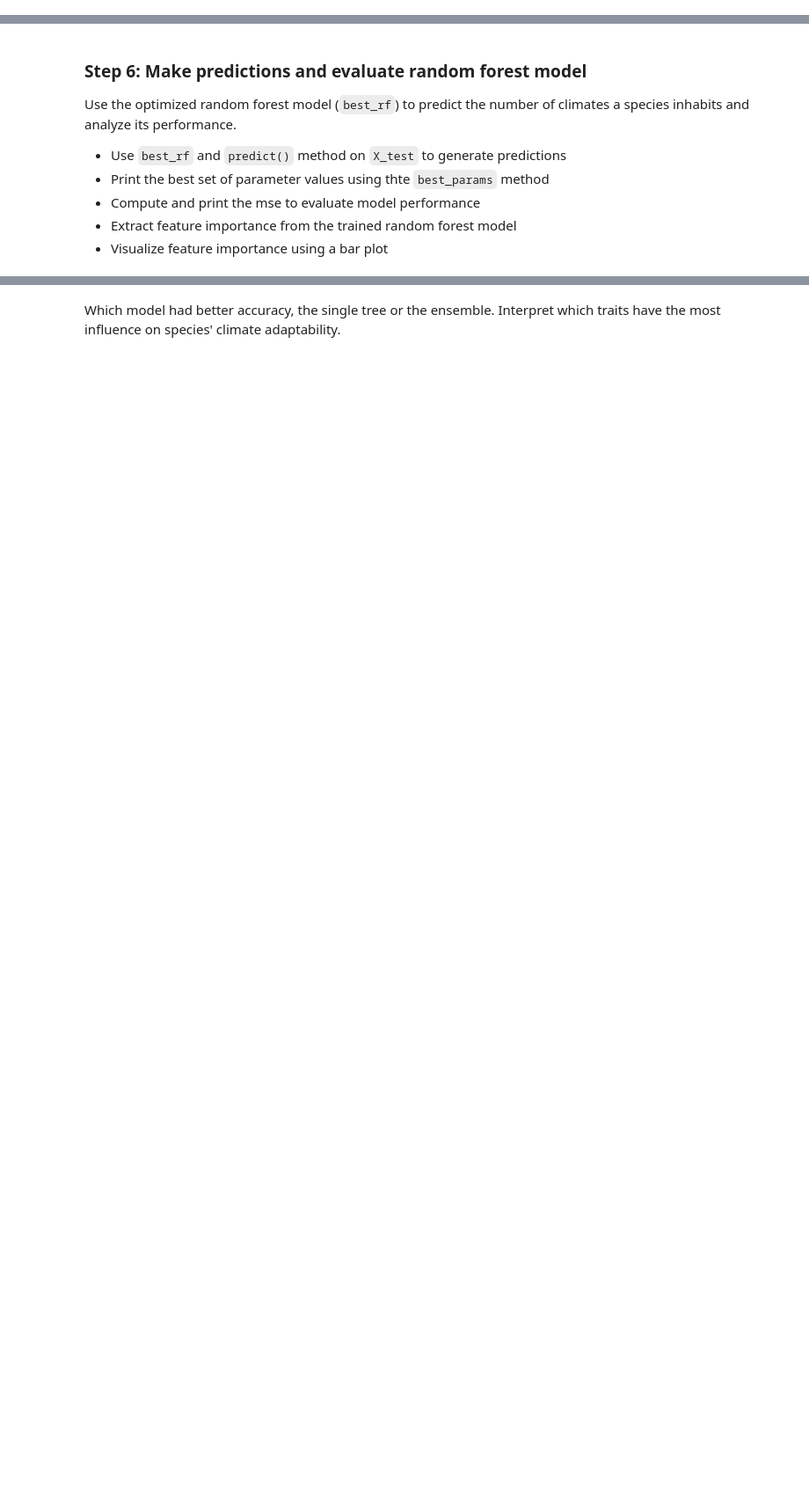
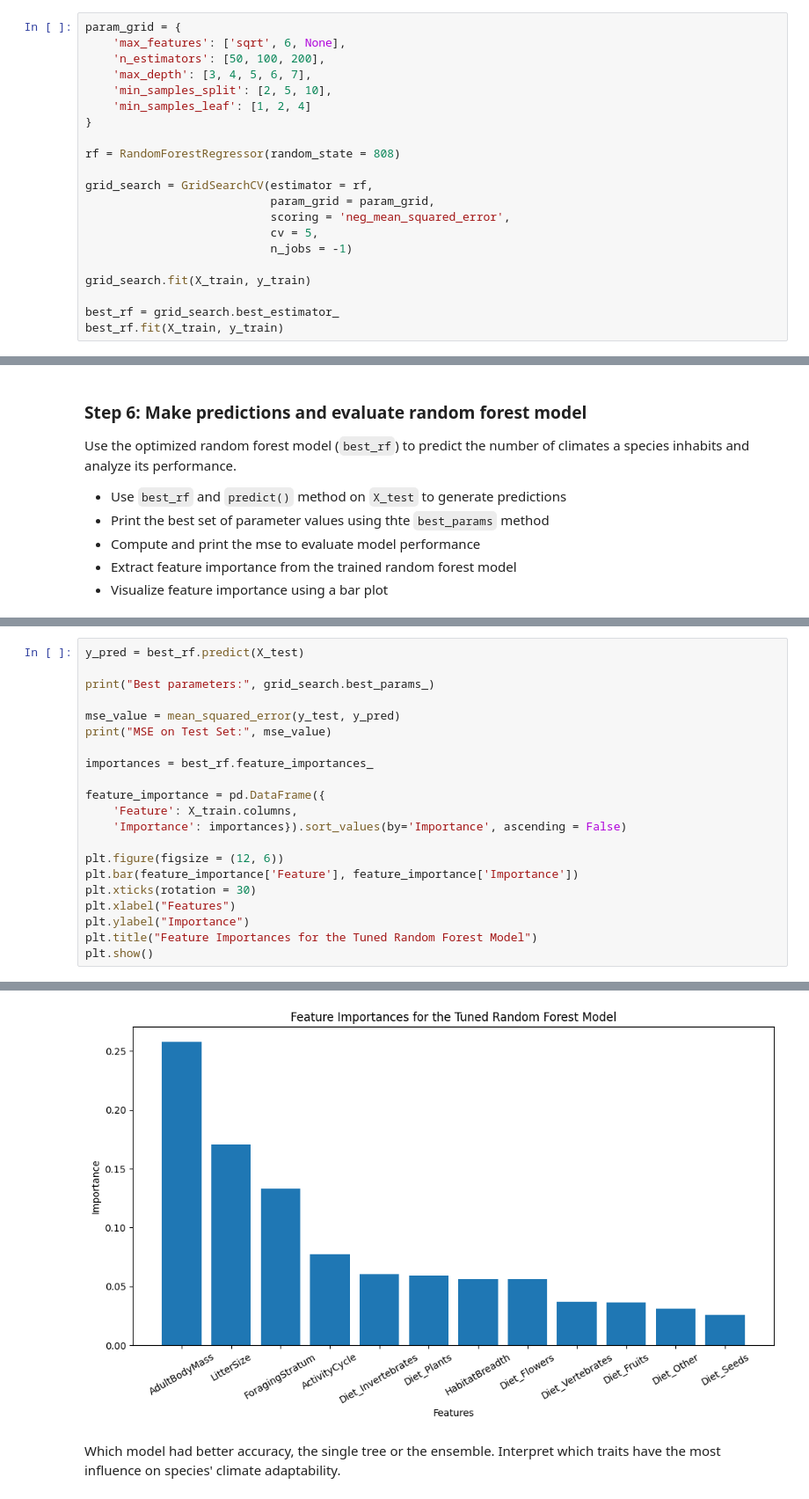
Before and after one commit to llumj/EDS232-labs, a Jupyter notebook: week6/lab6-mammal-traits.ipynb, the cells around one changed output, grey strips where cells are left out. Shown: that part at 88% size. Cells and saved outputs as stored; diff of their text form; blank space fills up the shorter version.

```diff
--- a/week6/lab6-mammal-traits.ipynb
+++ b/week6/lab6-mammal-traits.ipynb
@@ -153,0 +157,21 @@ Now we'll use a more sophisticated ensemble approach where we optimize the value
+# %%
+param_grid = {
+    'max_features': ['sqrt', 6, None],
+    'n_estimators': [50, 100, 200],
+    'max_depth': [3, 4, 5, 6, 7],
+    'min_samples_split': [2, 5, 10],
+    'min_samples_leaf': [1, 2, 4]
+}
+
+rf = RandomForestRegressor(random_state = 808)
+
+grid_search = GridSearchCV(estimator = rf,
+                           param_grid = param_grid,
+                           scoring = 'neg_mean_squared_error',
+                           cv = 5,
+                           n_jobs = -1)
+
+grid_search.fit(X_train, y_train)
+
+best_rf = grid_search.best_estimator_
+best_rf.fit(X_train, y_train)
@@ -164,0 +190,22 @@ Use the optimized random forest model (`best_rf`) to predict the number of clima
+# %%
+y_pred = best_rf.predict(X_test)
+
+print("Best parameters:", grid_search.best_params_)
+
+mse_value = mean_squared_error(y_test, y_pred)
+print("MSE on Test Set:", mse_value)
+
+importances = best_rf.feature_importances_
+
+feature_importance = pd.DataFrame({
+    'Feature': X_train.columns,
+    'Importance': importances}).sort_values(by='Importance', ascending = False)
+
+plt.figure(figsize = (12, 6))
+plt.bar(feature_importance['Feature'], feature_importance['Importance'])
+plt.xticks(rotation = 30)
+plt.xlabel("Features")
+plt.ylabel("Importance")
+plt.title("Feature Importances for the Tuned Random Forest Model")
+plt.show()
+# %% [output]
@@ -165,2 +214,3 @@ Use the optimized random forest model (`best_rf`) to predict the number of clima
+[figure, added]
 # %% [markdown]
 Which model had better accuracy, the single tree or the ensemble.  Interpret which traits have the most influence on species' climate adaptability.
```
Also changed, not shown: parts of 13 cells of this notebook, 4 other files.
